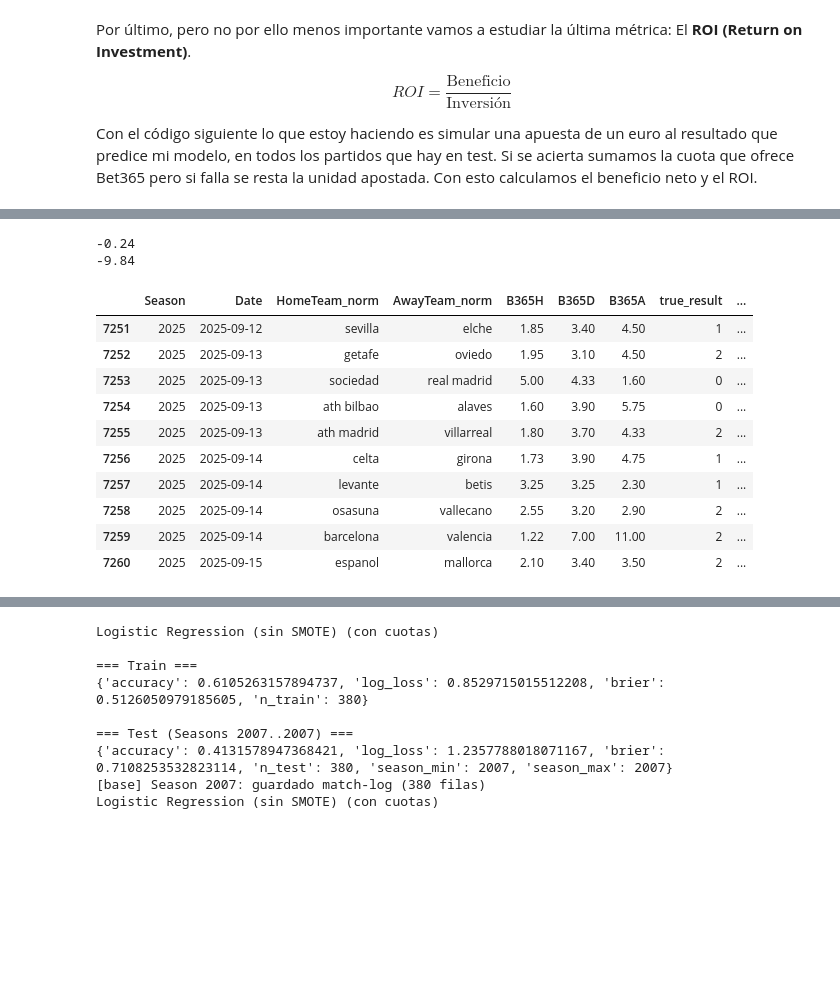
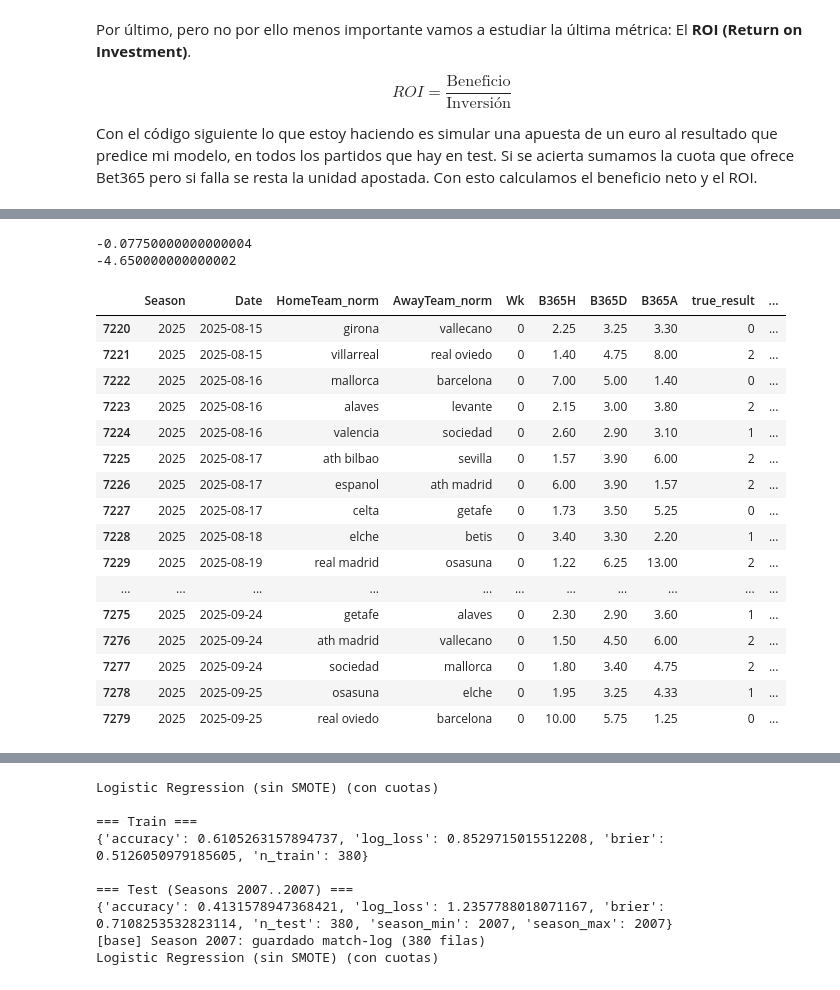
Before and after one commit to manuferrod/laliga-predictor-engine, a Jupyter notebook: notebooks/MODELOS.ipynb, the cells around one changed output, grey strips where cells are left out. Drawn from its saved outputs; the diff is of its cells as text; code cells hidden in the pictures; blank space fills up the shorter version.

```diff
--- a/notebooks/MODELOS.ipynb
+++ b/notebooks/MODELOS.ipynb
@@ -779,7 +1177,7 @@ Guardados: eval_grid_smote.json y metrics_by_season_smote.csv
 # %%
 # LOCAL
 model_sm, scaler_sm, (mtr_tr_sm, mtr_te_sm), y_test_sm, y_pred_sm, y_proba_sm, idx_test_sm = \
-    run_logreg_eval(df, train_until_season=2023, test_until_season=2024, with_odds=True)
+    run_logreg_eval(df, train_until_season=2024, test_until_season=2025, with_odds=True)
 # %% [output]
 Logistic Regression con SMOTE (con cuotas)
 
@@ -1151,9 +1568,10 @@ def _prep_test_split(
     if test_until_season is not None:
         test_mask &= (X_all['Season'] <= test_until_season)
 
+    idx_test = X_all.loc[test_mask].index  # <- índices de las filas usadas en TEST
     X_test = X_all.loc[test_mask].drop(columns=['Season'])
     y_test = y_all.loc[test_mask]
-    return X_test, y_test
+    return X_test, y_test, idx_test
 
 # -------- alinear columnas a las usadas en el fit --------
 def _align_to_fit_columns(X: pd.DataFrame, fitter, feature_names: list[str] | None = None) -> pd.DataFrame:
@@ -1186,7 +1604,7 @@ def print_classification_report_for_logreg(
 ):
     from sklearn.metrics import classification_report
 
-    X_test, y_test = _prep_test_split(
+    X_test, y_test, idx_test = _prep_test_split(
         df, train_until_season=train_until_season,
         with_odds=with_odds, test_until_season=test_until_season
     )
@@ -1207,6 +1625,16 @@ def print_classification_report_for_logreg(
     classes_used = getattr(model, "classes_", np.array([0,1,2]))
     classes_used = [c for c in [0,1,2] if c in classes_used]
     target_names = [class2label[c] for c in classes_used]
+
+    # Mostrar rango de jornadas si existe Wk
+    wk_txt = ""
+    if "Wk" in df.columns and len(idx_test):
+        wks = pd.to_numeric(df.loc[idx_test, "Wk"], errors="coerce").dropna().astype(int)
+        if len(wks):
+            wk_txt = f" | Jornadas {int(wks.min())}–{int(wks.max())}"
+
+    rango = f"{train_until_season+1}..{test_until_season}" if test_until_season is not None else f">{train_until_season}"
+    print(f"[Classification report] Seasons {rango}{wk_txt}\n")
 
     print(
         classification_report(
@@ -1248,7 +1676,7 @@ def build_classification_grid(
 
         try:
             if model == "base":
-                _, _, (_, mtr_te), y_test, y_pred, _, _ = run_logreg_eval_no_smote(
+                _, _, (_, mtr_te), y_test, y_pred, _, idx_test = run_logreg_eval_no_smote(
                     df,
                     train_until_season=train_until,
                     test_until_season=test_season,
@@ -1256,7 +1684,7 @@ def build_classification_grid(
                     random_state=random_state
                 )
             else:
-                _, _, (_, mtr_te), y_test, y_pred, _, _ = run_logreg_eval(
+                _, _, (_, mtr_te), y_test, y_pred, _, idx_test = run_logreg_eval(
                     df,
                     train_until_season=train_until,
                     test_until_season=test_season,
@@ -1291,6 +1719,14 @@ def build_classification_grid(
                         "support":   int(rep[nm]["support"]),
                     }
 
+            # --- AÑADIDO: rango de jornadas del set de test ---
+            wk_min = wk_max = None
+            if "Wk" in df.columns and idx_test is not None and len(idx_test):
+                wks = pd.to_numeric(df.loc[idx_test, "Wk"], errors="coerce").dropna().astype(int)
+                if len(wks):
+                    wk_min = int(wks.min())
+                    wk_max = int(wks.max())
+
             overall = {
                 "accuracy":     float(rep.get("accuracy", mtr_te.get("accuracy", float("nan")))),
                 "macro_avg": {
@@ -1306,6 +1742,9 @@ def build_classification_grid(
                     "support":   int(rep["weighted avg"]["support"]),
                 },
                 "n_test": int(mtr_te["n_test"]),
+                # ---- AÑADIDO ----
+                "wk_min": wk_min,
+                "wk_max": wk_max,
             }
 
             rows.append({
@@ -1322,6 +1761,9 @@ def build_classification_grid(
                 "accuracy": overall["accuracy"],
                 "macro_f1": overall["macro_avg"]["f1"],
                 "n_test": overall["n_test"],
+                # ---- AÑADIDO ----
+                "wk_min": overall["wk_min"],
+                "wk_max": overall["wk_max"],
             }
             for nm in ["A","D","H"]:
                 if nm in per_class:
@@ -2161,20 +3552,26 @@ Guardados:
 # %%
 # EJECUTAR EN LOCAL
-results_df, roi, total_profit = simulate_bet365_roi(df, model, scaler, train_until_season=2024, test_until_season=2025, with_odds=True, stake=1.0)
+results_df, roi, total_profit = simulate_bet365_roi(df, model= model_sm, scaler= scaler_sm, train_until_season=2024, test_until_season=2025, with_odds=True, stake=1.0)
 print(roi)
 print(total_profit)
-results_df.tail(10)
+results_df.tail(60)
 # %% [output]
--0.24
--9.84
+-0.07750000000000004
+-4.650000000000002
-|  | Season | Date | HomeTeam_norm | AwayTeam_norm | B365H | B365D | B365A | true_result | ... |
-| 7251 | 2025 | 2025-09-12 | sevilla | elche | 1.85 | 3.40 | 4.50 | 1 | ... |
-| 7252 | 2025 | 2025-09-13 | getafe | oviedo | 1.95 | 3.10 | 4.50 | 2 | ... |
-| 7253 | 2025 | 2025-09-13 | sociedad | real madrid | 5.00 | 4.33 | 1.60 | 0 | ... |
-| 7254 | 2025 | 2025-09-13 | ath bilbao | alaves | 1.60 | 3.90 | 5.75 | 0 | ... |
-| 7255 | 2025 | 2025-09-13 | ath madrid | villarreal | 1.80 | 3.70 | 4.33 | 2 | ... |
-| 7256 | 2025 | 2025-09-14 | celta | girona | 1.73 | 3.90 | 4.75 | 1 | ... |
-| 7257 | 2025 | 2025-09-14 | levante | betis | 3.25 | 3.25 | 2.30 | 1 | ... |
-| 7258 | 2025 | 2025-09-14 | osasuna | vallecano | 2.55 | 3.20 | 2.90 | 2 | ... |
-| 7259 | 2025 | 2025-09-14 | barcelona | valencia | 1.22 | 7.00 | 11.00 | 2 | ... |
-| 7260 | 2025 | 2025-09-15 | espanol | mallorca | 2.10 | 3.40 | 3.50 | 2 | ... |
+|  | Season | Date | HomeTeam_norm | AwayTeam_norm | Wk | B365H | B365D | B365A | true_result | ... |
+| 7220 | 2025 | 2025-08-15 | girona | vallecano | 0 | 2.25 | 3.25 | 3.30 | 0 | ... |
+| 7221 | 2025 | 2025-08-15 | villarreal | real oviedo | 0 | 1.40 | 4.75 | 8.00 | 2 | ... |
+| 7222 | 2025 | 2025-08-16 | mallorca | barcelona | 0 | 7.00 | 5.00 | 1.40 | 0 | ... |
+| 7223 | 2025 | 2025-08-16 | alaves | levante | 0 | 2.15 | 3.00 | 3.80 | 2 | ... |
+| 7224 | 2025 | 2025-08-16 | valencia | sociedad | 0 | 2.60 | 2.90 | 3.10 | 1 | ... |
+| 7225 | 2025 | 2025-08-17 | ath bilbao | sevilla | 0 | 1.57 | 3.90 | 6.00 | 2 | ... |
+| 7226 | 2025 | 2025-08-17 | espanol | ath madrid | 0 | 6.00 | 3.90 | 1.57 | 2 | ... |
+| 7227 | 2025 | 2025-08-17 | celta | getafe | 0 | 1.73 | 3.50 | 5.25 | 0 | ... |
+| 7228 | 2025 | 2025-08-18 | elche | betis | 0 | 3.40 | 3.30 | 2.20 | 1 | ... |
+| 7229 | 2025 | 2025-08-19 | real madrid | osasuna | 0 | 1.22 | 6.25 | 13.00 | 2 | ... |
+| ... | ... | ... | ... | ... | ... | ... | ... | ... | ... | ... |
+| 7275 | 2025 | 2025-09-24 | getafe | alaves | 0 | 2.30 | 2.90 | 3.60 | 1 | ... |
+| 7276 | 2025 | 2025-09-24 | ath madrid | vallecano | 0 | 1.50 | 4.50 | 6.00 | 2 | ... |
+| 7277 | 2025 | 2025-09-24 | sociedad | mallorca | 0 | 1.80 | 3.40 | 4.75 | 2 | ... |
+| 7278 | 2025 | 2025-09-25 | osasuna | elche | 0 | 1.95 | 3.25 | 4.33 | 1 | ... |
+| 7279 | 2025 | 2025-09-25 | real oviedo | barcelona | 0 | 10.00 | 5.75 | 1.25 | 0 | ... |
```
Also changed, not shown: parts of 23 cells of this notebook.
